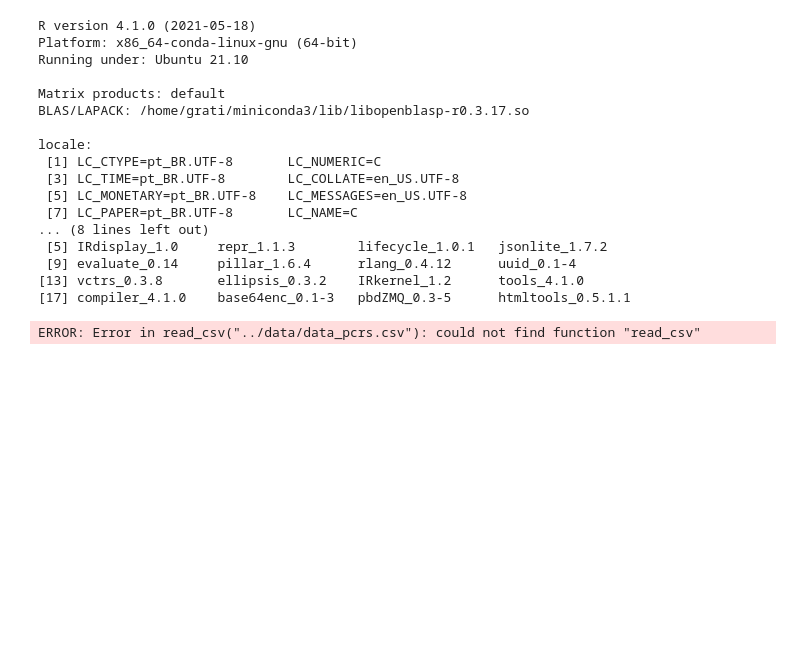
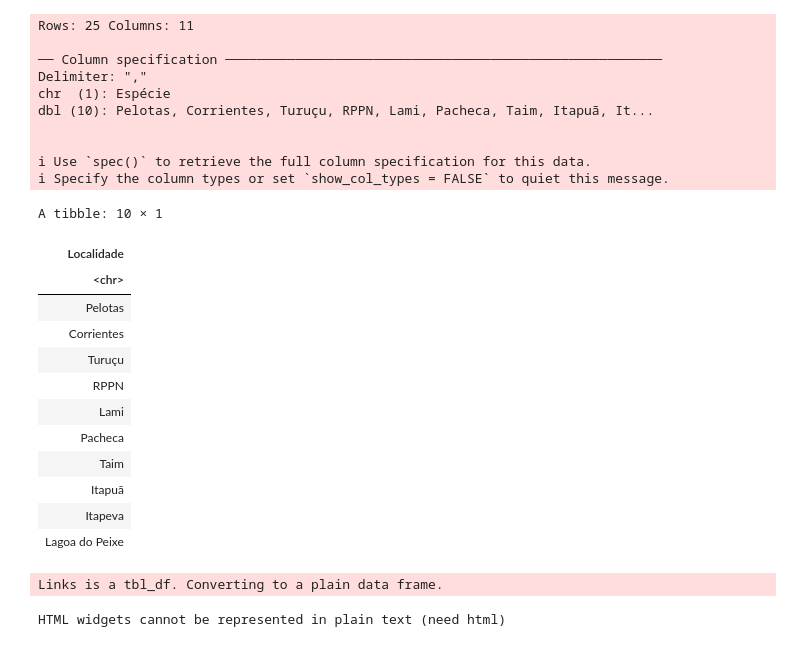
Before and after one commit to gratidutra/diversity_analysis, a Jupyter notebook: pcrs_tabanidae/diversidade.ipynb, the cells around one changed output. Saved outputs shown, nothing was run; the diff lists cells and outputs as text; code cells hidden in the pictures; blank space fills up the shorter version.

```diff
--- a/pcrs_tabanidae/diversidade.ipynb
+++ b/pcrs_tabanidae/diversidade.ipynb
@@ -42,33 +54,35 @@ ERROR: Error in library("tidyverse"): there is no package called ‘tidyverse’
-# %%
-sessionInfo()
-# %% [output]
-R version 4.1.0 (2021-05-18)
-Platform: x86_64-conda-linux-gnu (64-bit)
-Running under: Ubuntu 21.10
-
-Matrix products: default
-BLAS/LAPACK: /home/grati/miniconda3/lib/libopenblasp-r0.3.17.so
-
-locale:
- [1] LC_CTYPE=pt_BR.UTF-8       LC_NUMERIC=C
- [3] LC_TIME=pt_BR.UTF-8        LC_COLLATE=en_US.UTF-8
- [5] LC_MONETARY=pt_BR.UTF-8    LC_MESSAGES=en_US.UTF-8
- [7] LC_PAPER=pt_BR.UTF-8       LC_NAME=C
-... (8 lines left out)
- [5] IRdisplay_1.0     repr_1.1.3        lifecycle_1.0.1   jsonlite_1.7.2
- [9] evaluate_0.14     pillar_1.6.4      rlang_0.4.12      uuid_0.1-4
-[13] vctrs_0.3.8       ellipsis_0.3.2    IRkernel_1.2      tools_4.1.0
-[17] compiler_4.1.0    base64enc_0.1-3   pbdZMQ_0.3-5      htmltools_0.5.1.1
 # %%
 # lendo o arquivo de entrada
 
-df <- read_csv("../data/data_pcrs.csv")
+df <- read_csv("data_pcrs.csv")
 
-df <- df %>% pivot_longer(names_to = "Localidade", values_to = "Abundância")
+df <- df %>% pivot_longer(!`Espécie`, names_to = "Localidade", values_to = "Abundância")
 
 distinct(df, Localidade)
 # %% [output]
-ERROR: Error in read_csv("../data/data_pcrs.csv"): could not find function "read_csv"
+Rows: 25 Columns: 11
+
+── Column specification ────────────────────────────────────────────────────────
+Delimiter: ","
+chr  (1): Espécie
+dbl (10): Pelotas, Corrientes, Turuçu, RPPN, Lami, Pacheca, Taim, Itapuã, It...
+
+
+ℹ Use `spec()` to retrieve the full column specification for this data.
+ℹ Specify the column types or set `show_col_types = FALSE` to quiet this message.
+A tibble: 10 × 1
+| Localidade |
+| <chr> |
+| Pelotas |
+| Corrientes |
+| Turuçu |
+| RPPN |
+| Lami |
+| Pacheca |
+| Taim |
+| Itapuã |
+| Itapeva |
+| Lagoa do Peixe |
 # %%
 # Sankey
 
@@ -87,6 +101,9 @@ sankeyNetwork(
   Value = "Abundância", NodeID = "name",
   sinksRight = FALSE, colourScale = ColourScal, nodeWidth = 40, fontSize = 13, nodePadding = 20
 )
+# %% [output]
+Links is a tbl_df. Converting to a plain data frame.
+HTML widgets cannot be represented in plain text (need html)
 # %%
 # top 5 specie
 
```
Also changed, not shown: parts of 7 cells of this notebook, 5 other files.
